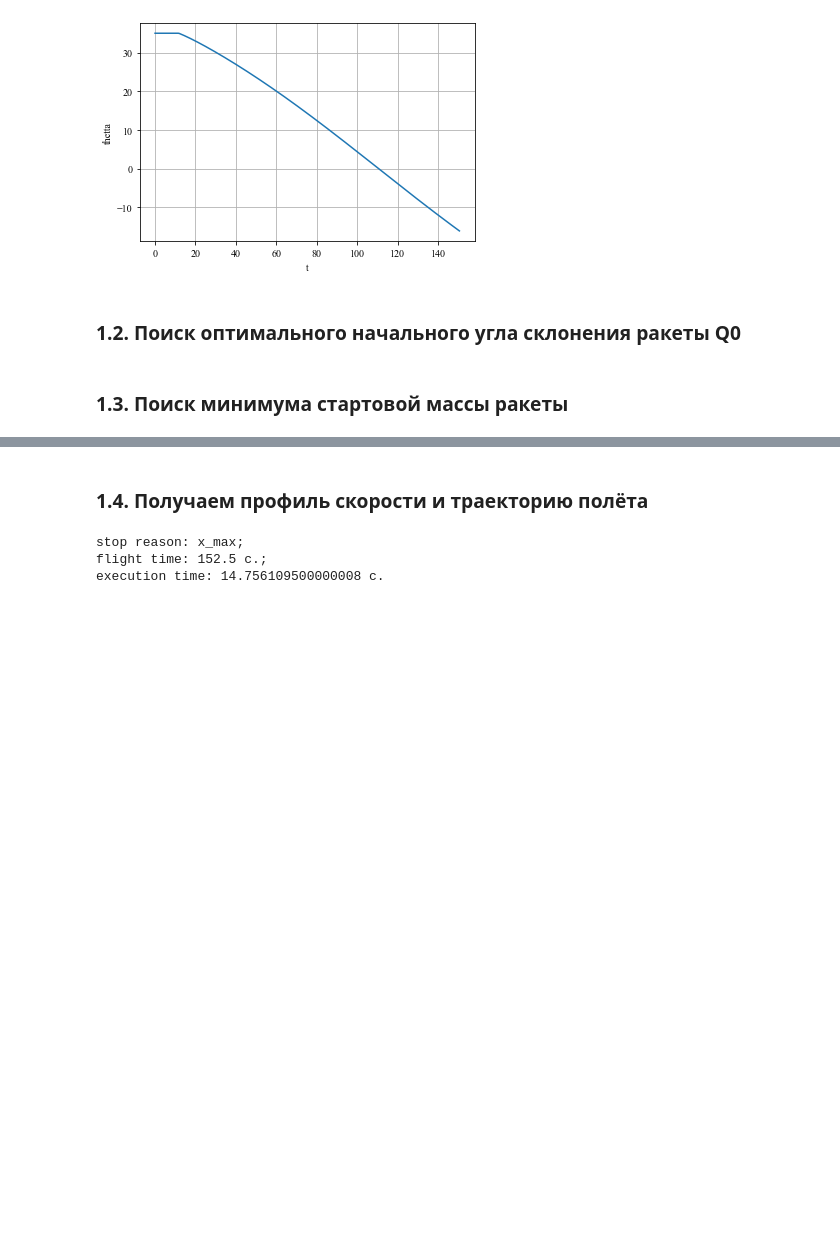
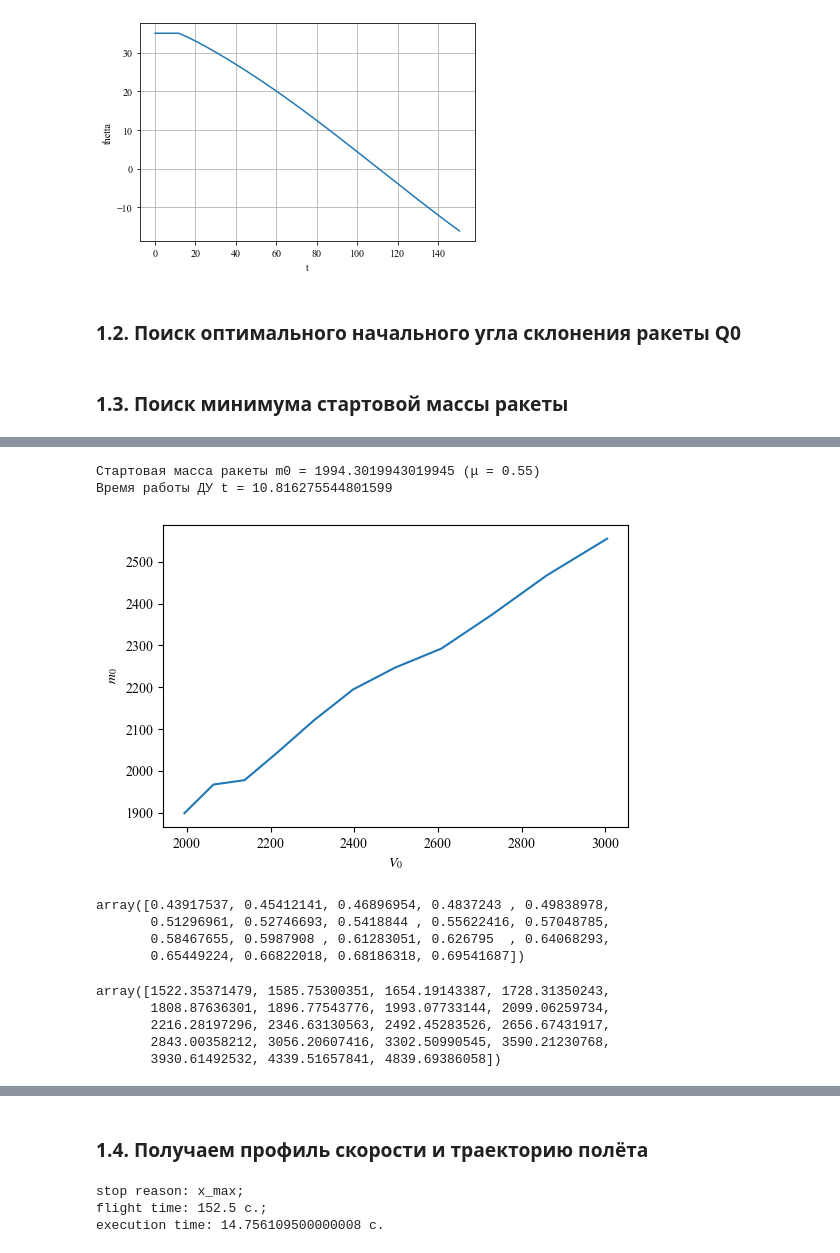
Before and after one commit to kirtis26/PyMissile, a Jupyter notebook: С-300.ipynb, the cells around one changed output, grey strips where cells are left out. Drawn from its saved outputs; the diff is of its cells as text; code cells hidden in the pictures; blank space fills up the shorter version.

```diff
--- a/С-300.ipynb
+++ b/С-300.ipynb
@@ -66,7 +66,7 @@ opts = {
                'dt': 5e-1}
 }
 m_бч = 145
-m_пн = 730
+m_пн = 700
 α_д = 0.18
 # %%
 def ozvb(dict_opts):
@@ -336,13 +336,15 @@ opts['init_conditions']['thetta'] = thetta_opt
 # %%
 mass_μ_0 = np.arange(0.55, 0.66, 0.01)
 # %%
-mass_m_0, mass_V_0, mass_myu_0 = [], [], []
+mass_m_0, mass_V_0, mass_myu_0, mass_x_max, mass_y_max = [], [], [], [], []
 for i in mass_μ_0:
     opts['myu_0'] = i
     m_0 = m_пн / (1 - (1 + α_д) * i)
     opts['q_M'] = m_0 * 9.80665 / (np.pi * 0.515**2 / 4)
     res = ozvb(opts)
-    if res['stop_reason'] == 'x_max' and max(res['v']) > 2100:
-        mass_m_0.append(m_0)
-        mass_V_0.append(max(res['v']))
-        mass_myu_0.append(i)
+#     if res['stop_reason'] == 'x_max':
+    mass_m_0.append(m_0)
+    mass_V_0.append(max(res['v']))
+    mass_x_max.append(max(res['x']))
+    mass_y_max.append(res['y'][-1])
+    mass_myu_0.append(i)
@@ -352,3 +372,14 @@ myu_0_opt = mass_myu_0[ind_min]
 t_0 = opts['I_10'] * myu_0_opt / opts['η_0'] / 9.80665
 print(f'Стартовая масса ракеты m0 = {m_0_opt} (μ = {myu_0_opt})')
 print(f'Время работы ДУ t = {t_0}')
+# %% [output]
+Стартовая масса ракеты m0 = 1994.3019943019945 (μ = 0.55)
+Время работы ДУ t = 10.816275544801599
+# %%
+plt.figure(dpi=100)
+plt.plot(mass_m_0, mass_V_0)
+plt.xlabel('$V_0$')
+plt.ylabel('$m_0$')
+plt.show()
+# %% [output]
+[figure, added]
@@ -354,0 +394,8 @@ print(f'Время работы ДУ t = {t_0}')
+# %%
+mass_μ0 = μ0(mass_V0, thetta_opt)
+mass_μ0
+# %% [output]
+array([0.43917537, 0.45412141, 0.46896954, 0.4837243 , 0.49838978,
+       0.51296961, 0.52746693, 0.5418844 , 0.55622416, 0.57048785,
+       0.58467655, 0.5987908 , 0.61283051, 0.626795  , 0.64068293,
+       0.65449224, 0.66822018, 0.68186318, 0.69541687])
@@ -354,0 +406,9 @@ print(f'Время работы ДУ t = {t_0}')
+# %%
+mass_m0 = m0(mass_μ0)
+mass_m0
+# %% [output]
+array([1522.35371479, 1585.75300351, 1654.19143387, 1728.31350243,
+       1808.87636301, 1896.77543776, 1993.07733144, 2099.06259734,
+       2216.28197296, 2346.63130563, 2492.45283526, 2656.67431917,
+       2843.00358212, 3056.20607416, 3302.50990545, 3590.21230768,
+       3930.61492532, 4339.51657841, 4839.69386058])
```
Also changed, not shown: parts of 12 cells of this notebook.
